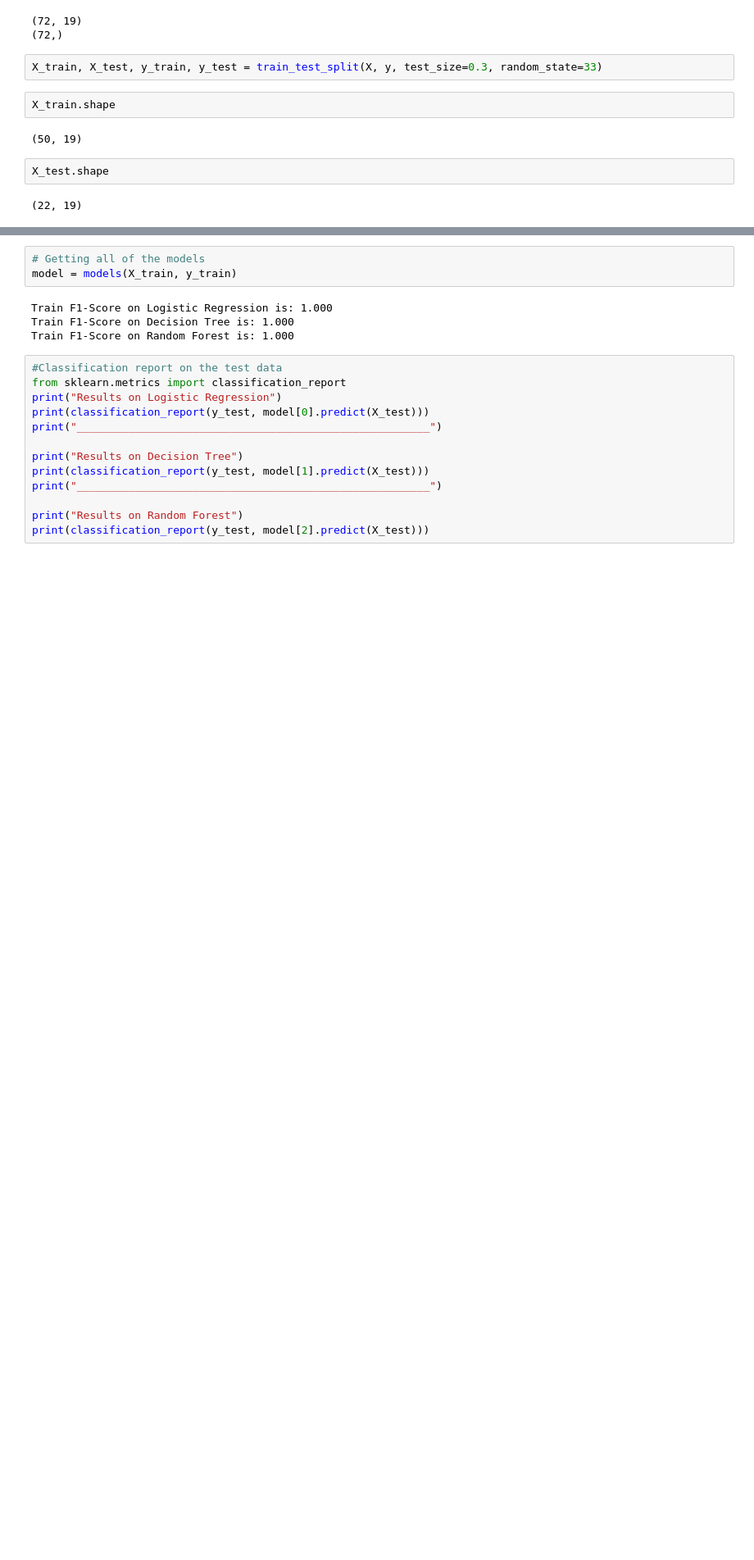
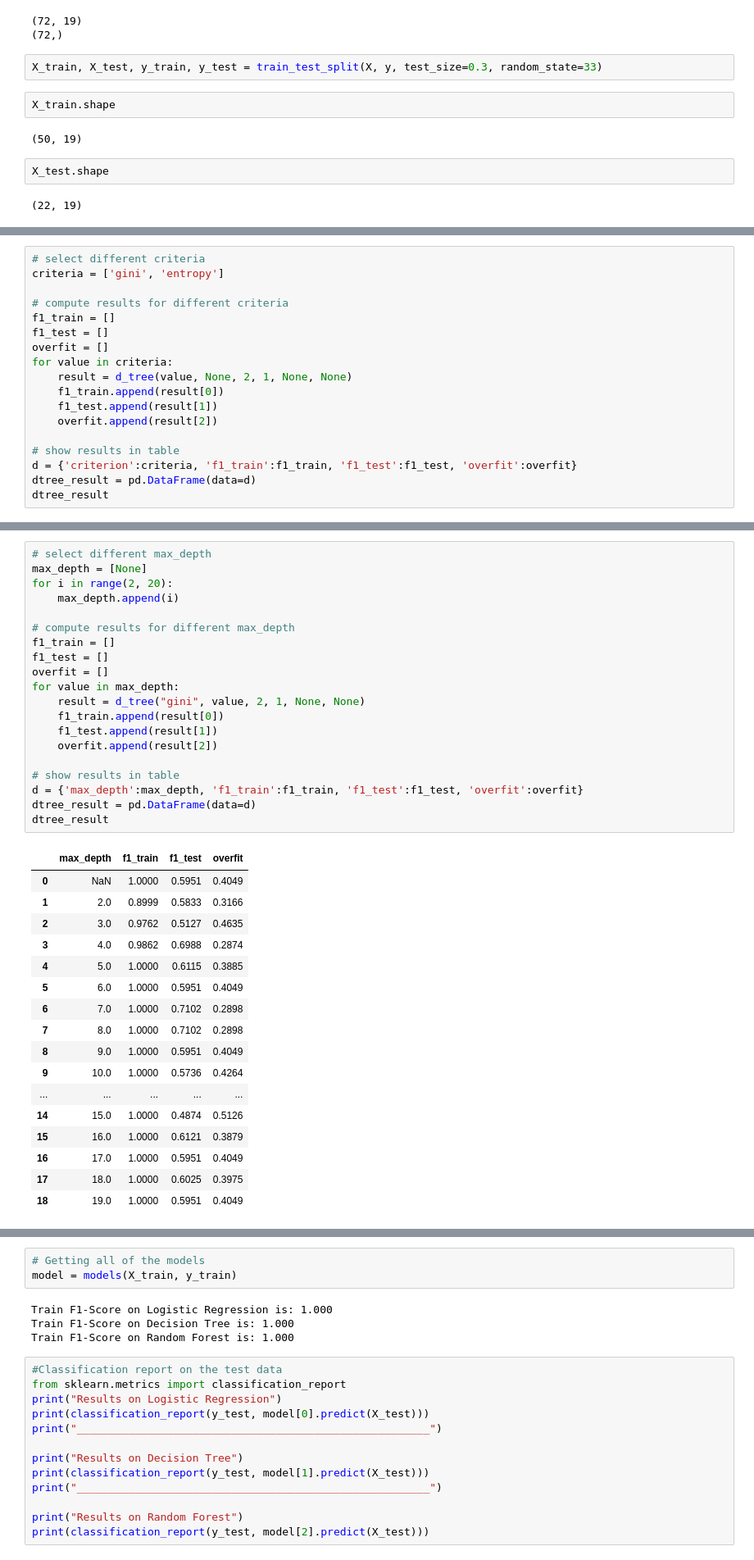
Before and after one commit to kumarv987/PDS-Cervical-cancer-dataset, a Jupyter notebook: Assignment2.ipynb, the cells around one changed output, grey strips where cells are left out. Shown: that part at 82% size. Saved outputs shown, nothing was run; the diff lists cells and outputs as text; blank space fills up the shorter version.

```diff
--- a/Assignment2.ipynb
+++ b/Assignment2.ipynb
@@ -299,0 +473,18 @@ X_test.shape
+# %%
+# select different criteria
+criteria = ['gini', 'entropy']
+
+# compute results for different criteria
+f1_train = []
+f1_test = []
+overfit = []
+for value in criteria:
+    result = d_tree(value, None, 2, 1, None, None)
+    f1_train.append(result[0])
+    f1_test.append(result[1])
+    overfit.append(result[2])
+
+# show results in table
+d = {'criterion':criteria, 'f1_train':f1_train, 'f1_test':f1_test, 'overfit':overfit}
+dtree_result = pd.DataFrame(data=d)
+dtree_result
@@ -299,0 +497,38 @@ X_test.shape
+# %%
+# select different max_depth
+max_depth = [None]
+for i in range(2, 20):
+    max_depth.append(i)
+
+# compute results for different max_depth
+f1_train = []
+f1_test = []
+overfit = []
+for value in max_depth:
+    result = d_tree("gini", value, 2, 1, None, None)
+    f1_train.append(result[0])
+    f1_test.append(result[1])
+    overfit.append(result[2])
+
+# show results in table
+d = {'max_depth':max_depth, 'f1_train':f1_train, 'f1_test':f1_test, 'overfit':overfit}
+dtree_result = pd.DataFrame(data=d)
+dtree_result
+# %% [output]
+|  | max_depth | f1_train | f1_test | overfit |
+| 0 | NaN | 1.0000 | 0.5951 | 0.4049 |
+| 1 | 2.0 | 0.8999 | 0.5833 | 0.3166 |
+| 2 | 3.0 | 0.9762 | 0.5127 | 0.4635 |
+| 3 | 4.0 | 0.9862 | 0.6988 | 0.2874 |
+| 4 | 5.0 | 1.0000 | 0.6115 | 0.3885 |
+| 5 | 6.0 | 1.0000 | 0.5951 | 0.4049 |
+| 6 | 7.0 | 1.0000 | 0.7102 | 0.2898 |
+| 7 | 8.0 | 1.0000 | 0.7102 | 0.2898 |
+| 8 | 9.0 | 1.0000 | 0.5951 | 0.4049 |
+| 9 | 10.0 | 1.0000 | 0.5736 | 0.4264 |
+| ... | ... | ... | ... | ... |
+| 14 | 15.0 | 1.0000 | 0.4874 | 0.5126 |
+| 15 | 16.0 | 1.0000 | 0.6121 | 0.3879 |
+| 16 | 17.0 | 1.0000 | 0.5951 | 0.4049 |
+| 17 | 18.0 | 1.0000 | 0.6025 | 0.3975 |
+| 18 | 19.0 | 1.0000 | 0.5951 | 0.4049 |
```
Also changed, not shown: parts of 44 cells of this notebook.
